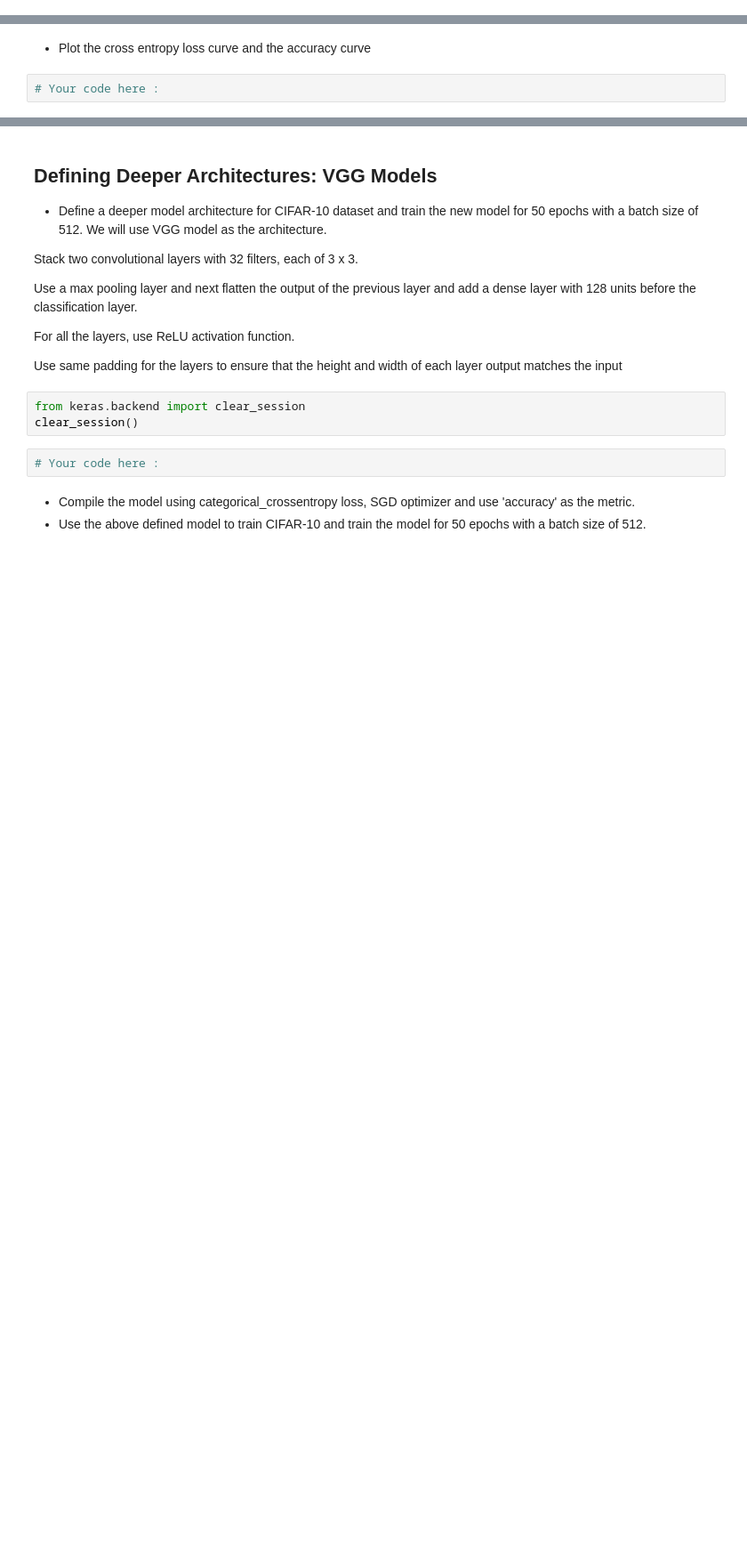
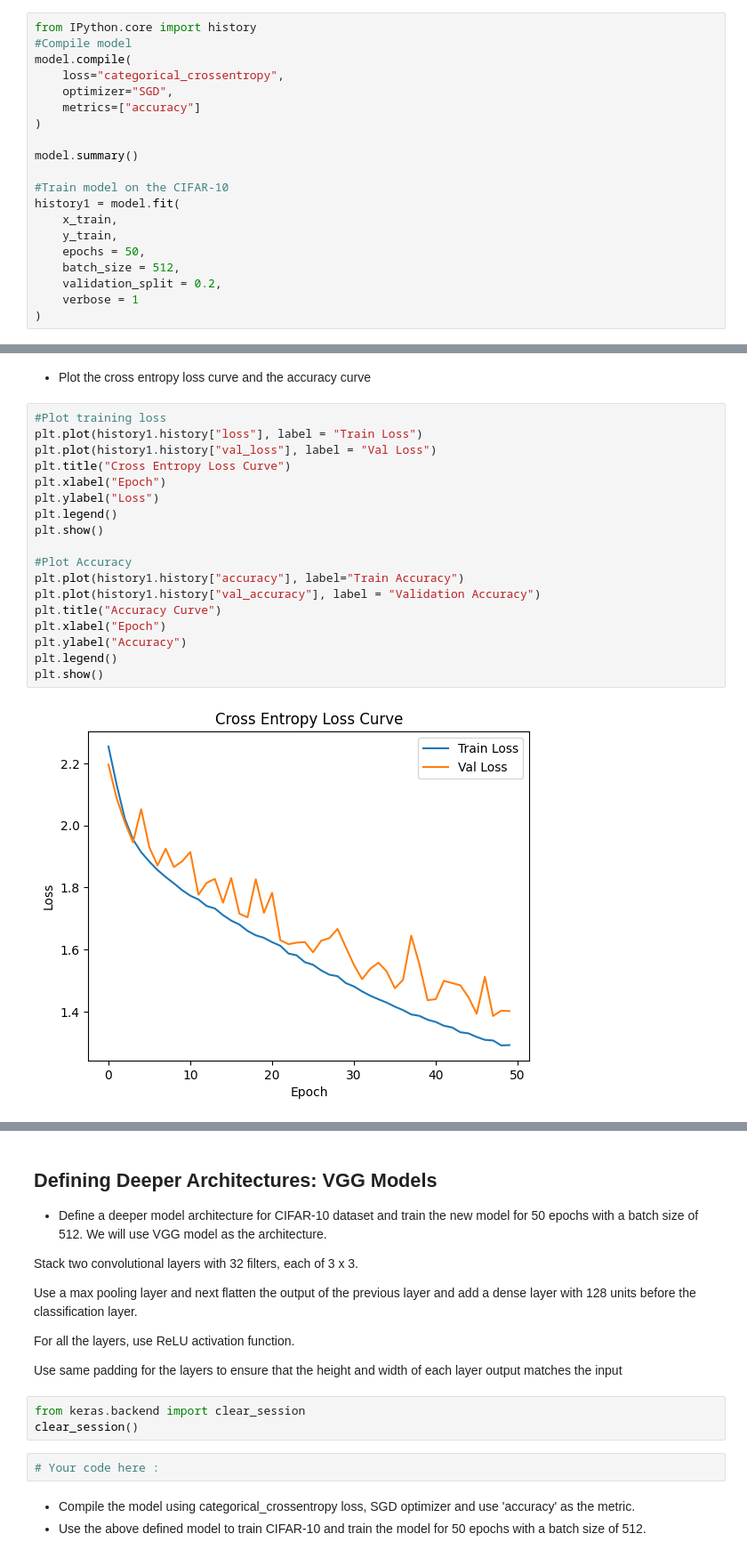
Before and after one commit to DimiGretsistas/lab-image-classification-using-convolutional-neural-networks, a Jupyter notebook: main.ipynb, the cells around one changed output, grey strips where cells are left out. Shown at 89% size. Saved outputs shown, nothing was run; the diff lists cells and outputs as text; blank space fills up the shorter version.

Commit message:
First Model Defined, Loss & Accuracy Plot-Done

```diff
--- a/main.ipynb
+++ b/main.ipynb
@@ -115,0 +104,20 @@ WARNING:tensorflow:From C:\Users\drago\AppData\Local\Packages\PythonSoftwareFoun
+# %%
+from IPython.core import history
+#Compile model
+model.compile(
+    loss="categorical_crossentropy",
+    optimizer="SGD",
+    metrics=["accuracy"]
+)
+
+model.summary()
+
+#Train model on the CIFAR-10
+history1 = model.fit(
+    x_train,
+    y_train,
+    epochs = 50,
+    batch_size = 512,
+    validation_split = 0.2,
+    verbose = 1
+)
@@ -116,4 +164,22 @@ WARNING:tensorflow:From C:\Users\drago\AppData\Local\Packages\PythonSoftwareFoun
 # %% [markdown]
 *   Plot the cross entropy loss curve and the accuracy curve
-# %%
-# Your code here :
+# %%
+#Plot training loss
+plt.plot(history1.history["loss"], label = "Train Loss")
+plt.plot(history1.history["val_loss"], label = "Val Loss")
+plt.title("Cross Entropy Loss Curve")
+plt.xlabel("Epoch")
+plt.ylabel("Loss")
+plt.legend()
+plt.show()
+
+#Plot Accuracy
+plt.plot(history1.history["accuracy"], label="Train Accuracy")
+plt.plot(history1.history["val_accuracy"], label = "Validation Accuracy")
+plt.title("Accuracy Curve")
+plt.xlabel("Epoch")
+plt.ylabel("Accuracy")
+plt.legend()
+plt.show()
+# %% [output]
+[figure, added]
```
Also changed, not shown: parts of 10 cells of this notebook.
